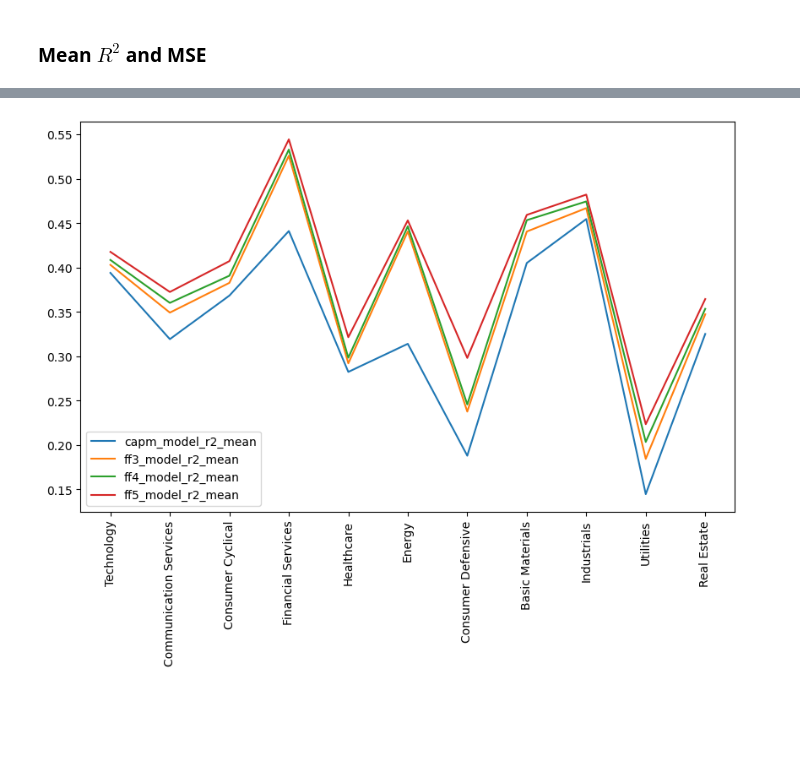
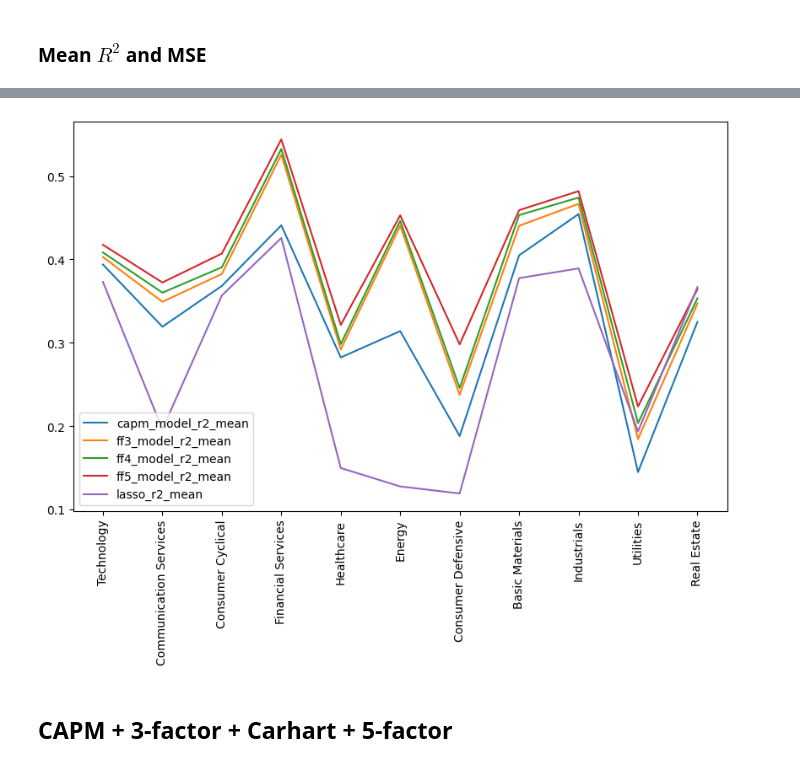
Before and after one commit to NikolaySimakov/Fama-French-models, a Jupyter notebook: main.ipynb, the cells around one changed output, grey strips where cells are left out. Cells and saved outputs as stored; diff of their text form; code cells hidden in the pictures; blank space fills up the shorter version.

Commit message:
Add new plots to main

```diff
--- a/main.ipynb
+++ b/main.ipynb
@@ -427,6 +469,8 @@ capm_model_r2_mean = []
 ff3_model_r2_mean = []
 ff4_model_r2_mean = []
 ff5_model_r2_mean = []
+
+lasso_r2_mean = []
 
 capm_model_mse_mean = []
 ff3_model_mse_mean = []
@@ -444,6 +488,8 @@ for sector in sectors_array:
 	ff3_model_r2 = []
 	ff4_model_r2 = []
 	ff5_model_r2 = []
+
+	lasso_model_r2 = []
 
 	capm_model_mse = []
 	ff3_model_mse = []
@@ -464,6 +510,8 @@ for sector in sectors_array:
 			ff3_model_r2.append(ff3_model_res.rsquared)
 			ff4_model_r2.append(ff4_model_res.rsquared)
 			ff5_model_r2.append(ff5_model_res.rsquared)
+
+			lasso_model_r2.append(scores_dict_lasso[ticker])
 
 			capm_model_mse.append(capm_model_res.mse_total)
 			ff3_model_mse.append(ff3_model_res.mse_total)
@@ -486,6 +534,7 @@ for sector in sectors_array:
 	ff3_model_r2_mean.append(np.array(ff3_model_r2).mean())
 	ff4_model_r2_mean.append(np.array(ff4_model_r2).mean())
 	ff5_model_r2_mean.append(np.array(ff5_model_r2).mean())
+	lasso_r2_mean.append(np.array(lasso_model_r2).mean())
 
 	capm_model_mse_mean.append(np.array(capm_model_mse).mean())
 	ff3_model_mse_mean.append(np.array(ff3_model_mse).mean())
@@ -529,6 +578,11 @@ df_mean_metrics = pd.DataFrame(data={
     'ff3_model_r2_mean': ff3_model_r2_mean,
     'ff4_model_r2_mean': ff4_model_r2_mean,
     'ff5_model_r2_mean': ff5_model_r2_mean,
+
+    # additional
+    'lasso_r2_mean': lasso_r2_mean,
+
+
     'capm_model_mse_mean': capm_model_mse_mean,
     'ff3_model_mse_mean': ff3_model_mse_mean,
     'ff4_model_mse_mean': ff4_model_mse_mean,
@@ -555,22 +609,24 @@ df_mean_metrics.to_excel('data/prepr/mean_base_metrics.xlsx')
 # %%
 import matplotlib.pyplot as plt
 
 # Установка ширины графика
 # Измените значения (ширина, высота) в соответствии с вашими предпочтениями
 plt.figure(figsize=(10, 6))
 
 # Построение графиков
-for column_name in ['capm_model_r2_mean', 'ff3_model_r2_mean', 'ff4_model_r2_mean', 'ff5_model_r2_mean']:
+for column_name in ['capm_model_r2_mean', 'ff3_model_r2_mean', 'ff4_model_r2_mean', 'ff5_model_r2_mean', 'lasso_r2_mean']:
     df_mean_metrics[column_name].plot(label=column_name)
 
 # Добавление легенды
 plt.legend()
 
 # Добавление подписей по оси X
 plt.xticks(range(len(df_mean_metrics)), df_mean_metrics.index,
            rotation=90)  # Вращение подписей для лучшей читаемости
 
 # Отображение графика
 plt.show()
 # %% [output]
-[figure, old version]
+[figure, new version]
+# %% [markdown]
+## CAPM + 3-factor + Carhart + 5-factor
```
Also changed, not shown: parts of 8 cells of this notebook.
